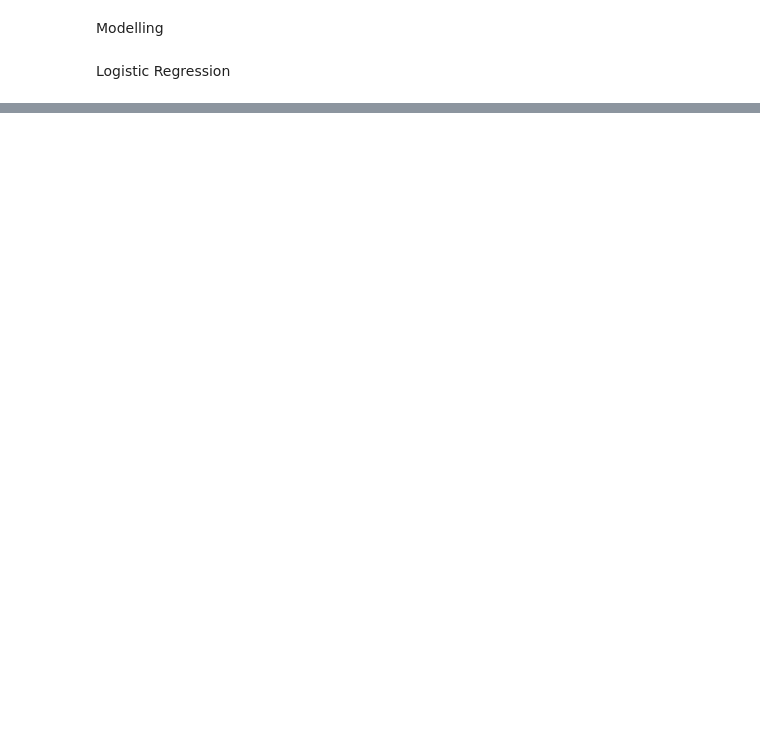
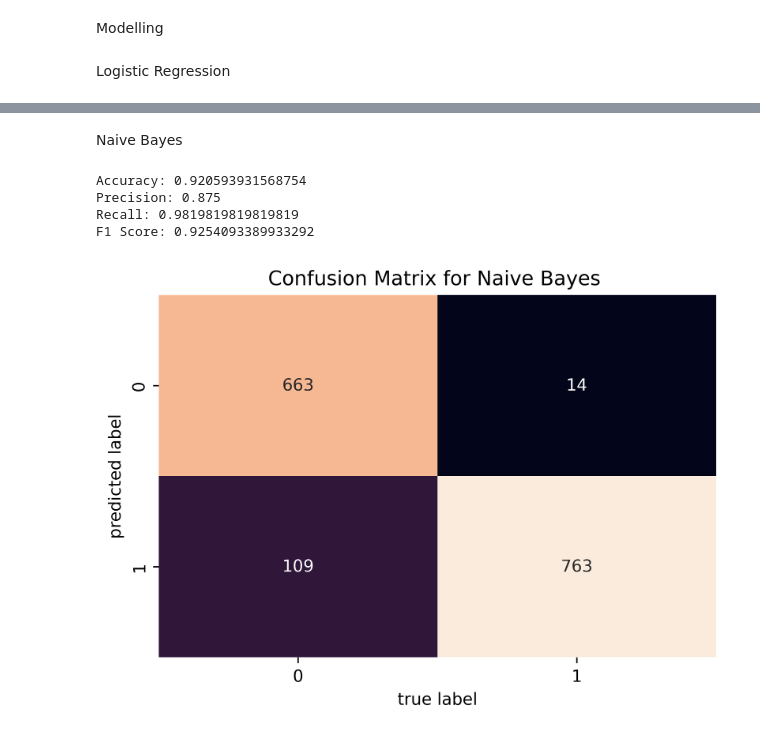
Before and after one commit to sidharthvnair02/Fake-News-Detection, a Jupyter notebook: Data Cleaning/cleaning.ipynb, the cells around one changed output, grey strips where cells are left out. Saved outputs shown, nothing was run; the diff lists cells and outputs as text; code cells hidden in the pictures; blank space fills up the shorter version.

```diff
--- a/Data Cleaning/cleaning.ipynb
+++ b/Data Cleaning/cleaning.ipynb
@@ -455 +460,44 @@ Successfully installed imbalanced-learn-0.10.1 imblearn-0.0 joblib-1.2.0
+# %% [markdown]
+Naive Bayes
+# %%
+from sklearn.naive_bayes import GaussianNB
+
+# Convert sparse matrix to dense numpy array
+X_train_dense = X_train.toarray()
+X_test_dense = X_test.toarray()
+
+# Train Naive Bayes model
+nb = GaussianNB()
+nb.fit(X_train_dense, y_train)
+
+# Predict on test data
+y_pred = nb.predict(X_test_dense)
+
+# Evaluate model
+accuracy = accuracy_score(y_test, y_pred)
+precision = precision_score(y_test, y_pred)
+recall = recall_score(y_test, y_pred)
+f1 = f1_score(y_test, y_pred)
+
+print("Accuracy: {}".format(accuracy))
+print("Precision: {}".format(precision))
+print("Recall: {}".format(recall))
+print("F1 Score: {}".format(f1))
+
+
+plt.figure(dpi=600)
+mat = confusion_matrix(y_test,y_pred)
+sns.heatmap(mat.T, annot=True, fmt='d', cbar=False)
+
+plt.title('Confusion Matrix for Naive Bayes ')
+plt.xlabel('true label')
+plt.ylabel('predicted label')
+plt.savefig("confusion_matrix.png")
+plt.show()
+# %% [output]
+Accuracy: 0.920593931568754
+Precision: 0.875
+Recall: 0.9819819819819819
+F1 Score: 0.9254093389933292
+[figure, added]
 # %%
```
Also changed, not shown: parts of 22 cells of this notebook, 1 other file.
